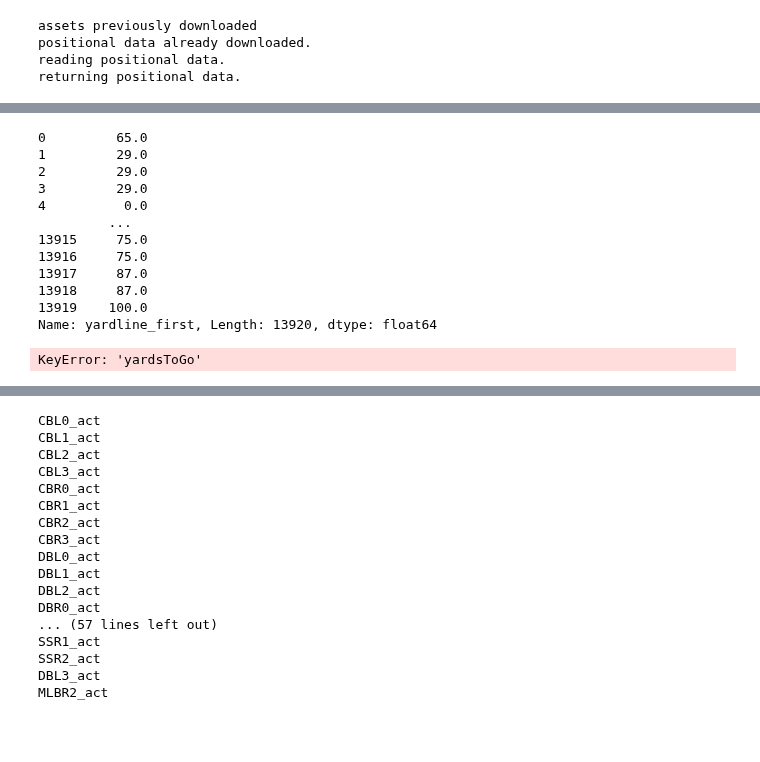
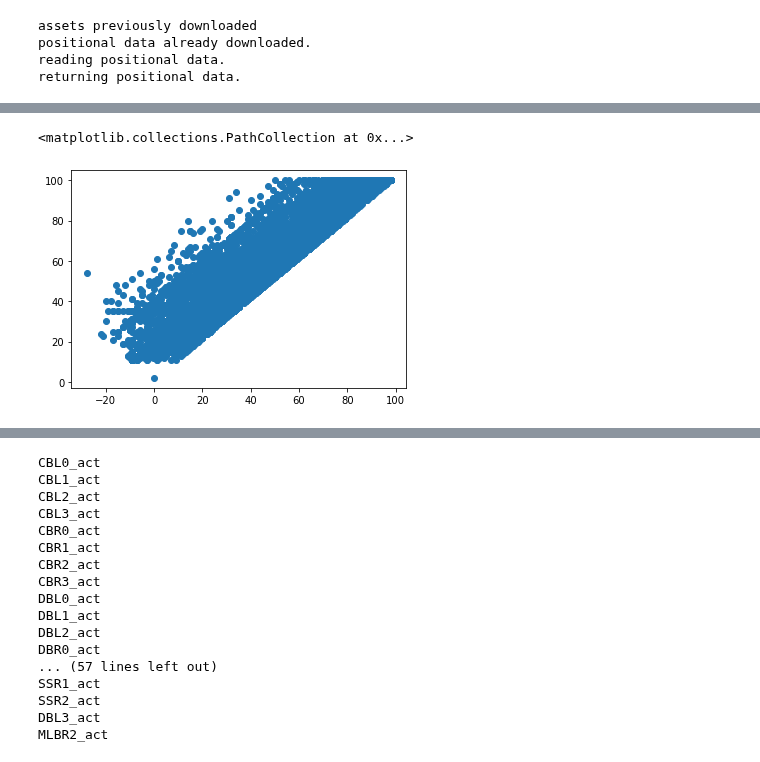
Before and after one commit to andrewbakert/NFL_Pass_Pred, a Jupyter notebook: model.ipynb, the cells around one changed output, grey strips where cells are left out. Saved outputs shown, nothing was run; the diff lists cells and outputs as text; code cells hidden in the pictures; blank space fills up the shorter version.

```diff
--- a/model.ipynb
+++ b/model.ipynb
@@ -45,7 +45,7 @@ try:
         raise LookupError
 except:
     def_cleaning = DefensiveCleaning(n_cuts=11)
-    defense = def_cleaning.generate_full_df(1, 17)
+    defense = def_cleaning.generate_full_df(1, 17).reset_index()
 
 '''
 d_test = pd.read_csv('assets/def_clean_output_test.csv')
@@ -58,22 +75,14 @@ d_train = d_train.merge(d_train_clust, on=['gameId','playId'])
 # %%
 a = TrainTestNFL(offense,defense,quads)
 X_train, X_test, y_train, y_test = a.split(1, 14)
+# %%
+import matplotlib.pyplot as plt
+
+plt.scatter(X_train['yardline_100_dir'].add(X_train['yardsToGo']).values, X_train['yardline_first_dir'].values)
+# %% [output]
+<matplotlib.collections.PathCollection at 0x...>
+[figure, added]
 # %%
 X_train['yardline_first']
-# %% [output]
-0         65.0
-1         29.0
-2         29.0
-3         29.0
-4          0.0
-         ...
-13915     75.0
-13916     75.0
-13917     87.0
-13918     87.0
-13919    100.0
-Name: yardline_first, Length: 13920, dtype: float64
 # %%
-X_train['yardsToGo']
+X_train['yardline_100_dir']
-# %% [output]
-KeyError: 'yardsToGo'
```
Also changed, not shown: parts of 5 cells of this notebook, 6 other files.
